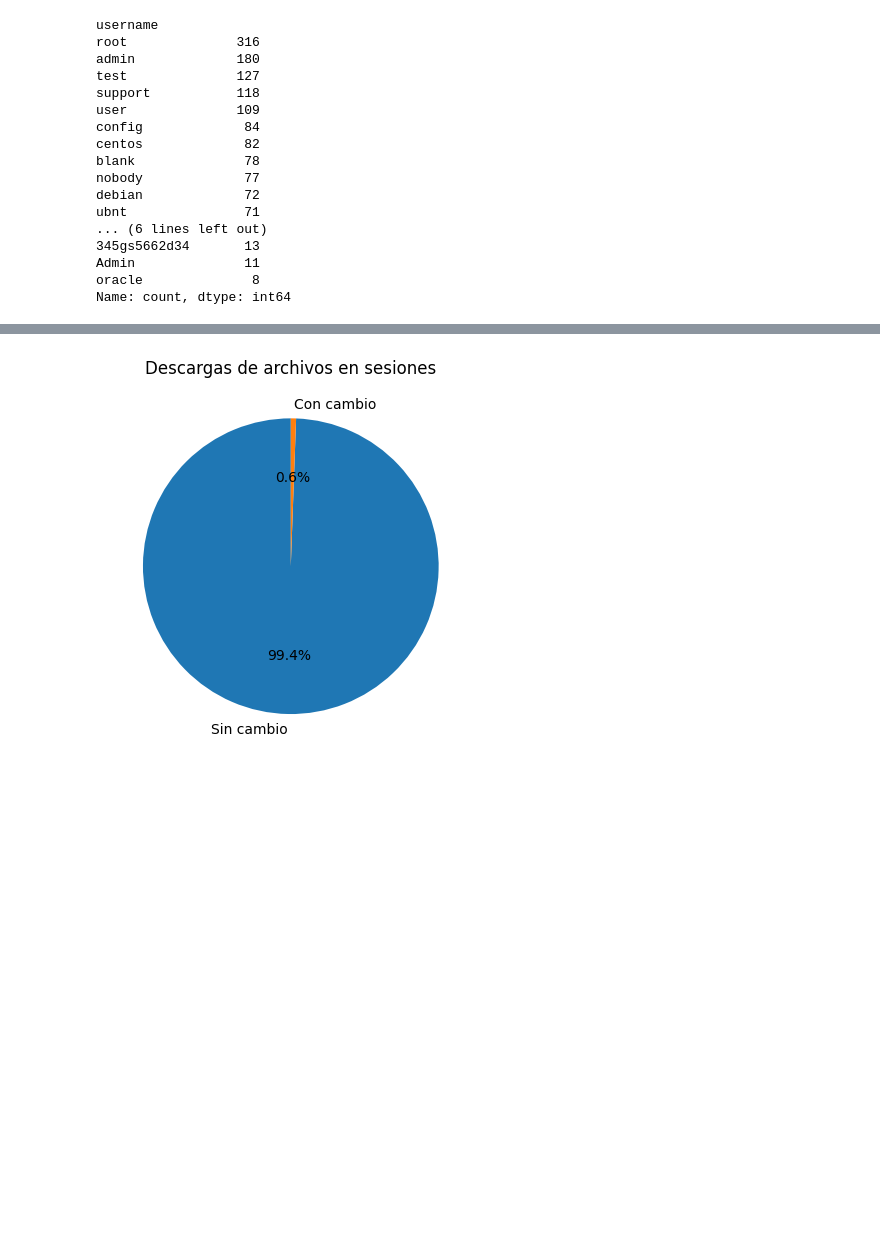
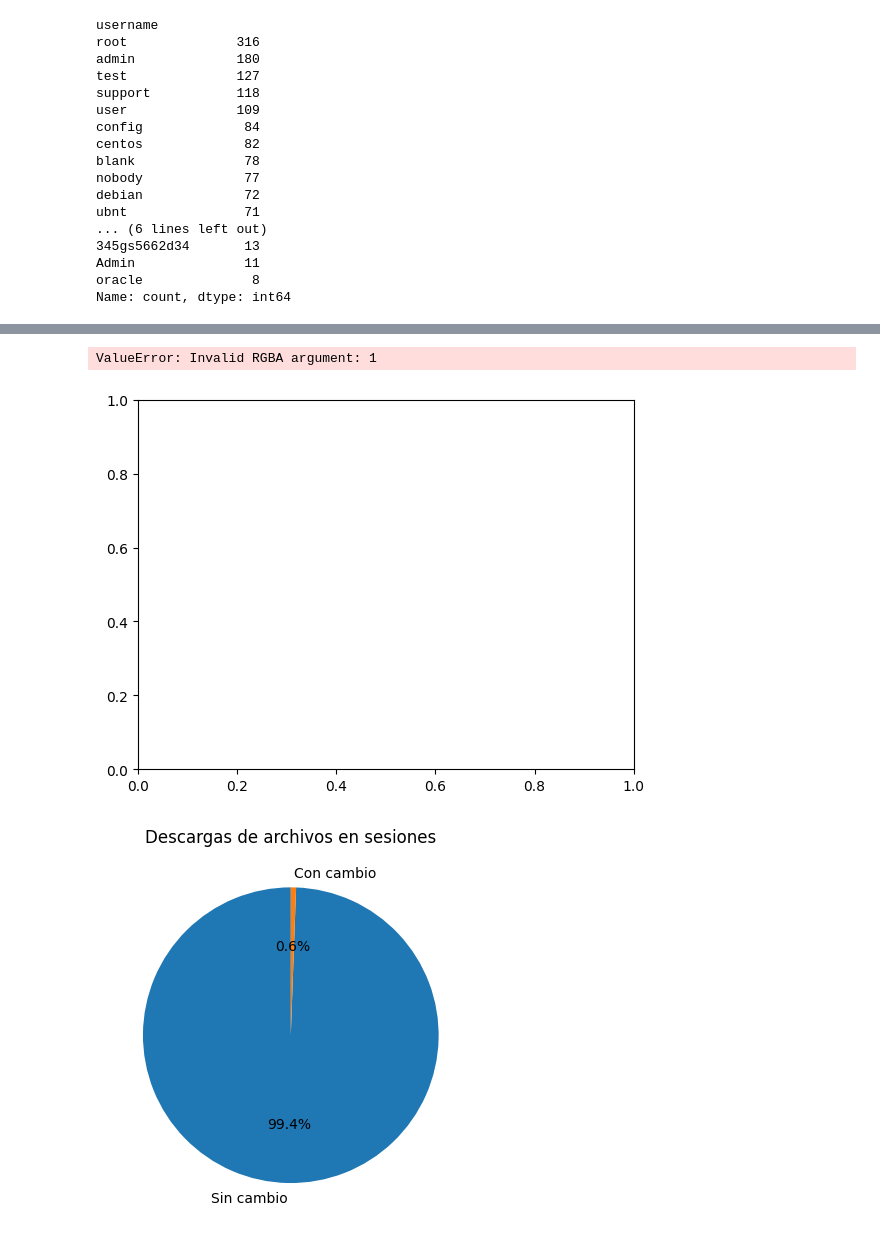
Before and after one commit to IkerAramendi/Honeypot-Intelligent-Attack-Classifier, a Jupyter notebook: script/DataProcessing.ipynb, the cells around one changed output, grey strips where cells are left out. Cells and saved outputs as stored; diff of their text form; code cells hidden in the pictures; blank space fills up the shorter version.

Commit message:
visualizacion, mapas

```diff
--- a/script/DataProcessing.ipynb
+++ b/script/DataProcessing.ipynb
@@ -401,3 +418,18 @@ ValueError: 'labels' must be of length 'x', not 2
+# %%
+# Uso del campo num_commands para identificar sesiones con comandos.
+
+import matplotlib.pyplot as plt
+
+n_comandos = dataset["num_commands"].value_counts().drop(0)
+
+
+plt.hist(n_comandos, bins=30, color=n_comandos.keys().to_list(), edgecolor='black')
+plt.title("Frecuencia de comandos")
+
+plt.show()
+# %% [output]
+ValueError: Invalid RGBA argument: 1
+[figure, added]
 # %%
 # El comando "chmod" se usa para cambiar permisos en archivos y ficheros.
 # Mediante este comando el intruso puede atribuirse permisos que en realidad
```
Also changed, not shown: parts of 4 cells of this notebook, 2 other files.
